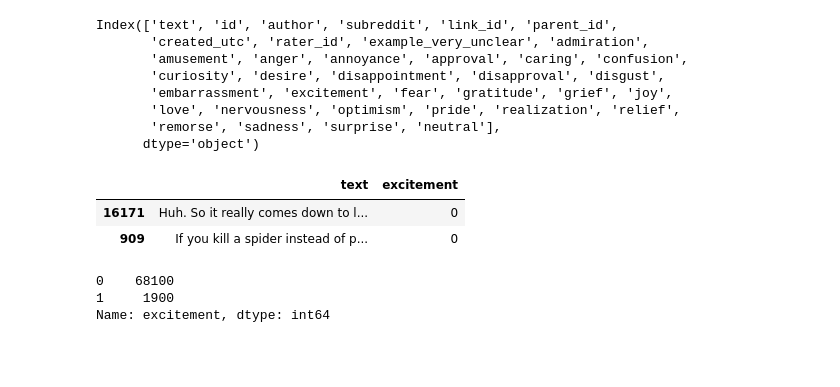
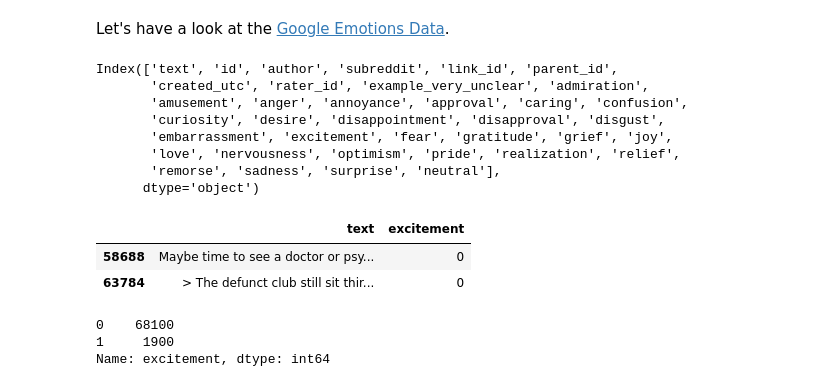
Before and after one commit to koaning/calm-notebooks, a Jupyter notebook: labels/cleanlab.ipynb, the cells around one changed output. Cells and saved outputs as stored; diff of their text form; code cells hidden in the pictures; blank space fills up the shorter version.

```diff
--- a/labels/cleanlab.ipynb
+++ b/labels/cleanlab.ipynb
@@ -1,3 +1,5 @@
+# %% [markdown]
+Let's have a look at the [Google Emotions Data](https://arxiv.org/pdf/2005.00547.pdf).
 # %%
 import pandas as pd
 
@@ -19,10 +21,11 @@ Index(['text', 'id', 'author', 'subreddit', 'link_id', 'parent_id',
       dtype='object')
 # %%
 pd.set_option('display.max_colwidth', None)
+label_of_interest = 'excitement'
 
-df[['text', 'excitement']].loc[lambda d: d['excitement'] == 0].sample(2)
+df[['text', label_of_interest]].loc[lambda d: d[label_of_interest] == 0].sample(2)
 # %% [output]
 |  | text | excitement |
-| 16171 | Huh. So it really comes down to l... | 0 |
-| 909 | If you kill a spider instead of p... | 0 |
+| 58688 | Maybe time to see a doctor or psy... | 0 |
+| 63784 | > The defunct club still sit thir... | 0 |
 # %%
```
Also changed, not shown: parts of 14 cells of this notebook.
